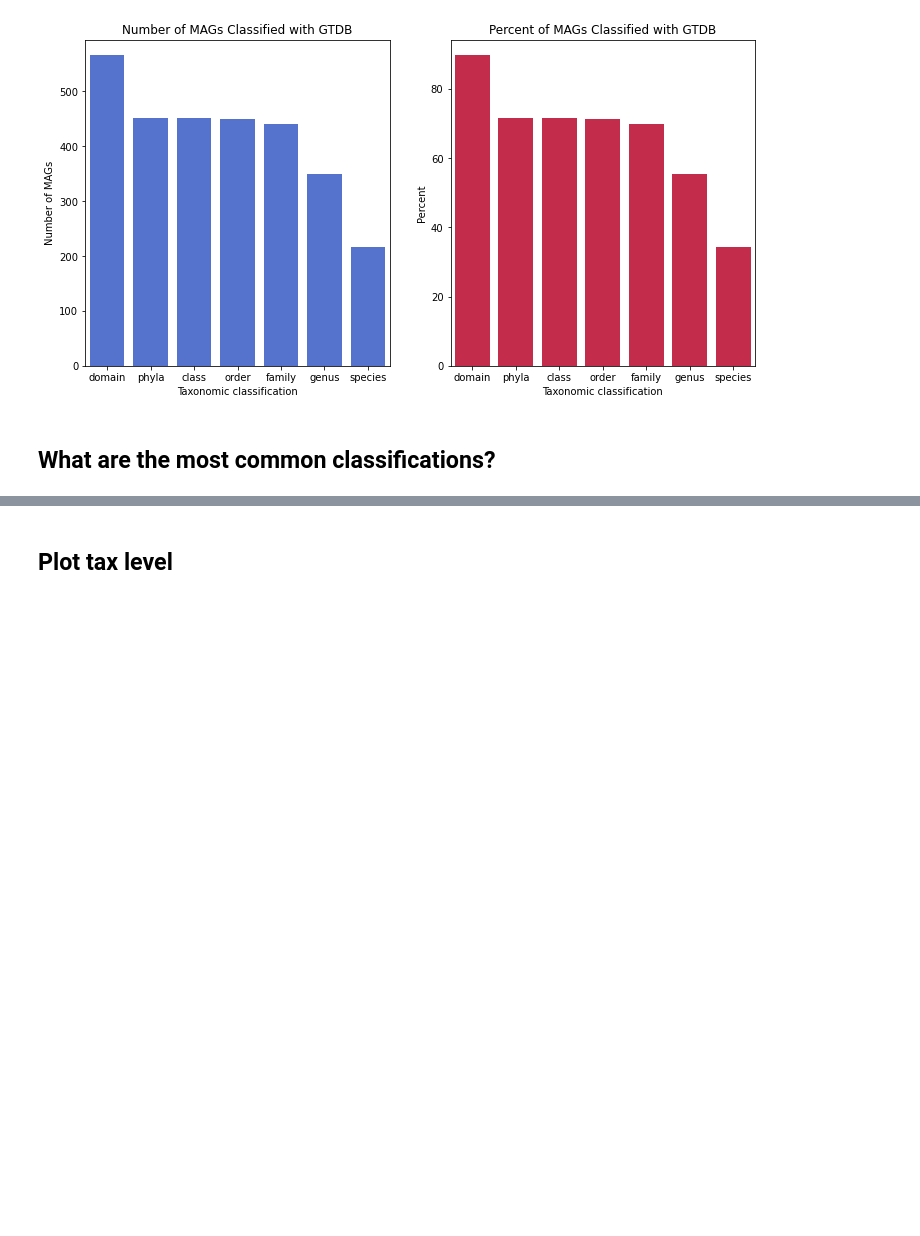
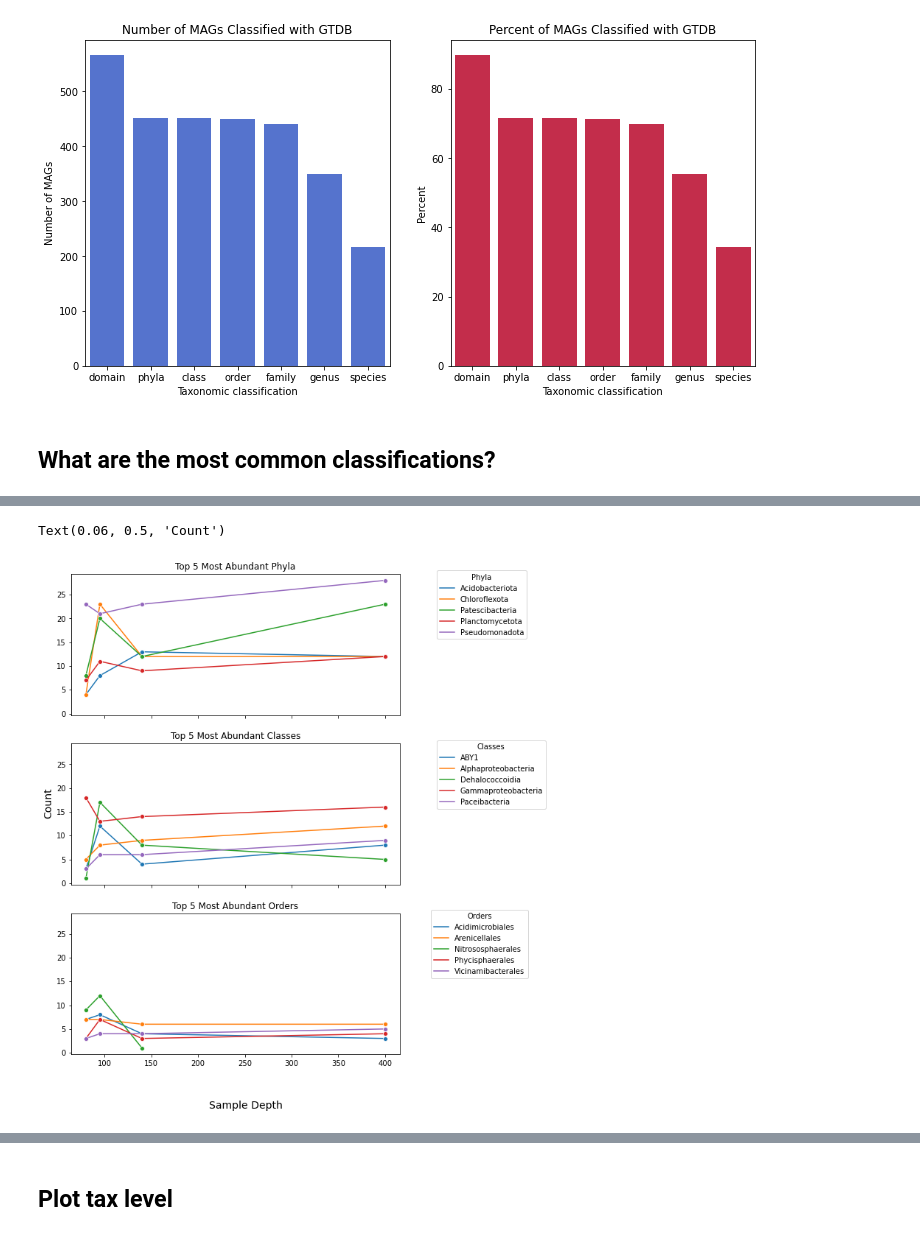
Before and after one commit to mdherring/OMZ_MH_Analysis, a Jupyter notebook: 04_MAG_gtdbtk-jb.ipynb, the cells around one changed output, grey strips where cells are left out. Drawn from its saved outputs; the diff is of its cells as text; code cells hidden in the pictures; blank space fills up the shorter version.

Commit message:
created plot that shows top abundances over depth

```diff
--- a/04_MAG_gtdbtk-jb.ipynb
+++ b/04_MAG_gtdbtk-jb.ipynb
@@ -132,0 +157,38 @@ Text(0.5, 1.0, 'Top 10 Most Abundant Orders')
+# %%
+# create a data frame with only the top 5 phyla
+phyla_sub = df.loc[df['phyla'].isin(['Pseudomonadota', 'Patescibacteria', 'Chloroflexota','Planctomycetota','Acidobacteriota'])]
+phyla_sub = phyla_sub.groupby(['sample_depth', 'phyla'], as_index=False)['user_genome'].count()
+
+# create a data frame with only the top 5 classes
+class_sub = df.loc[df['class'].isin(['Gammaproteobacteria', 'Alphaproteobacteria', 'Dehalococcoidia','ABY1','Paceibacteria'])]
+class_sub = class_sub.groupby(['sample_depth','class'], as_index=False)['user_genome'].count()
+
+# create a dataframe with only the top 5 orders
+order_sub = df.loc[df['order'].isin(['Arenicellales', 'Acidimicrobiales', 'Nitrososphaerales','Phycisphaerales','Vicinamibacterales'])]
+order_sub = order_sub.groupby(['sample_depth','order'], as_index=False)['user_genome'].count()
+
+fig, axes = plt.subplots(nrows=3, ncols=1, sharex=True, sharey=True, figsize=(8,12))
+
+sns.lineplot(x = 'sample_depth', y= 'user_genome', data = phyla_sub, hue = 'phyla', marker='o', ax = axes[0])
+axes[0].set_xlabel('')
+axes[0].set_ylabel('')
+axes[0].set_title('Top 5 Most Abundant Phyla')
+axes[0].legend(bbox_to_anchor=(1.1, 1.05),title='Phyla')
+
+sns.lineplot(x = 'sample_depth', y= 'user_genome', data = class_sub, hue = 'class',  marker='o', ax = axes[1])
+axes[1].set_xlabel('')
+axes[1].set_ylabel('')
+axes[1].set_title('Top 5 Most Abundant Classes')
+axes[1].legend(bbox_to_anchor=(1.1, 1.05),title='Classes')
+
+sns.lineplot(x = 'sample_depth', y= 'user_genome', data = order_sub, hue = 'order',  marker='o', ax = axes[2])
+axes[2].set_xlabel('')
+axes[2].set_ylabel('')
+axes[2].set_title('Top 5 Most Abundant Orders')
+axes[2].legend(bbox_to_anchor=(1.4, 1.05),title='Orders')
+
+fig.text(0.45,0.04,'Sample Depth',fontsize=14)
+fig.text(0.06, 0.5, 'Count',rotation='vertical',fontsize=14)
+# %% [output]
+Text(0.06, 0.5, 'Count')
+[figure, added]
```
Also changed, not shown: parts of 8 cells of this notebook.
